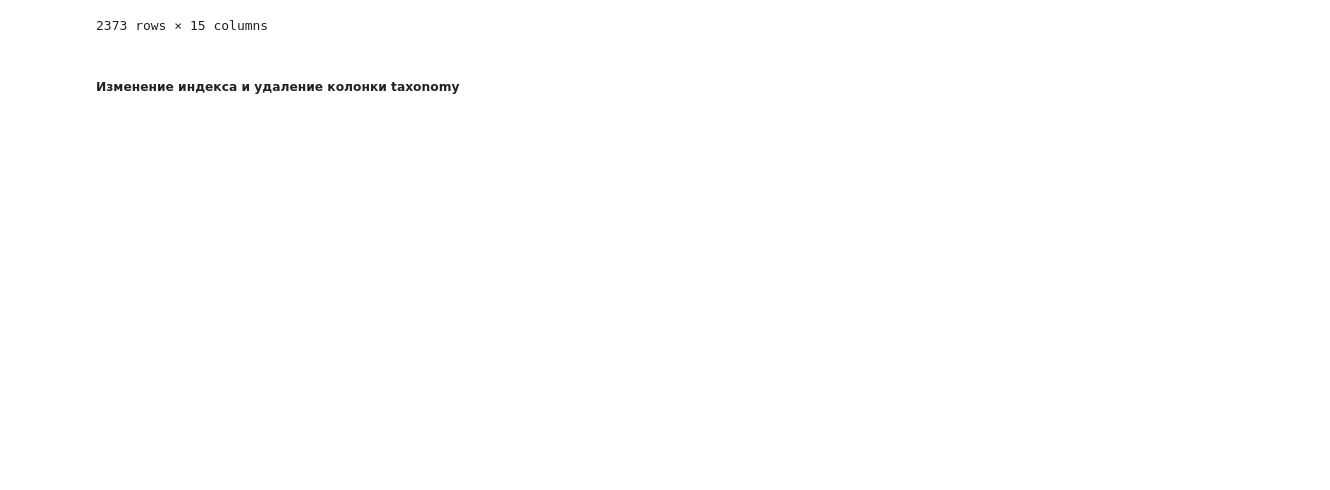
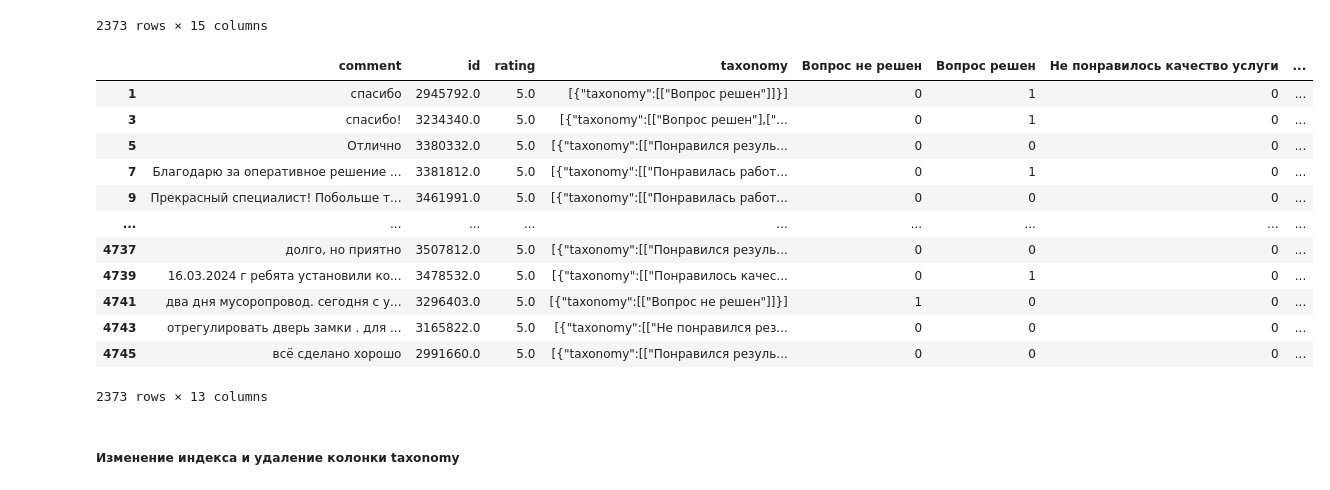
Before and after one commit to aanchik/intensiv-4, a Jupyter notebook: intensiv-4/anna.ipynb, the cells around one changed output. Saved outputs shown, nothing was run; the diff lists cells and outputs as text; code cells hidden in the pictures; blank space fills up the shorter version.

```diff
--- a/intensiv-4/anna.ipynb
+++ b/intensiv-4/anna.ipynb
@@ -112,6 +112,26 @@ df1
 | 4743 | отрегулировать дверь замки . для ... | 3165822.0 | 5.0 | [{"taxonomy":[["Не понравился рез... | 0 | 0 | 0 | ... |
 | 4745 | всё сделано хорошо | 2991660.0 | 5.0 | [{"taxonomy":[["Понравился резуль... | 0 | 0 | 0 | ... |
 2373 rows × 15 columns
+# %%
+df1['Не понравилось качество услуги'] = df1[['Не понравилось качество услуги', 'Не понравилась работа сотрудников']].max(axis=1)
+df1['Претензии и предложения'] = df1[['Претензии и предложения', 'Не понравилась скорость работы']].max(axis=1)
+df1 = df1.drop(columns=["Не понравилась работа сотрудников", "Не понравилась скорость работы"], axis=1)
+
+df1
+# %% [output]
+|  | comment | id | rating | taxonomy | Вопрос не решен | Вопрос решен | Не понравилось качество услуги | ... |
+| 1 | спасибо | 2945792.0 | 5.0 | [{"taxonomy":[["Вопрос решен"]]}] | 0 | 1 | 0 | ... |
+| 3 | спасибо! | 3234340.0 | 5.0 | [{"taxonomy":[["Вопрос решен"],["... | 0 | 1 | 0 | ... |
+| 5 | Отлично | 3380332.0 | 5.0 | [{"taxonomy":[["Понравился резуль... | 0 | 0 | 0 | ... |
+| 7 | Благодарю за оперативное решение ... | 3381812.0 | 5.0 | [{"taxonomy":[["Понравилась работ... | 0 | 1 | 0 | ... |
+| 9 | Прекрасный специалист! Побольше т... | 3461991.0 | 5.0 | [{"taxonomy":[["Понравилась работ... | 0 | 0 | 0 | ... |
+| ... | ... | ... | ... | ... | ... | ... | ... | ... |
+| 4737 | долго, но приятно | 3507812.0 | 5.0 | [{"taxonomy":[["Понравился резуль... | 0 | 0 | 0 | ... |
+| 4739 | 16.03.2024 г ребята установили ко... | 3478532.0 | 5.0 | [{"taxonomy":[["Понравилось качес... | 0 | 1 | 0 | ... |
+| 4741 | два дня мусоропровод. сегодня с у... | 3296403.0 | 5.0 | [{"taxonomy":[["Вопрос не решен"]]}] | 1 | 0 | 0 | ... |
+| 4743 | отрегулировать дверь замки . для ... | 3165822.0 | 5.0 | [{"taxonomy":[["Не понравился рез... | 0 | 0 | 0 | ... |
+| 4745 | всё сделано хорошо | 2991660.0 | 5.0 | [{"taxonomy":[["Понравился резуль... | 0 | 0 | 0 | ... |
+2373 rows × 13 columns
 # %% [markdown]
 ##### Изменение индекса и удаление колонки taxonomy
 # %%
```
Also changed, not shown: parts of 4 cells of this notebook, 4 other files.
